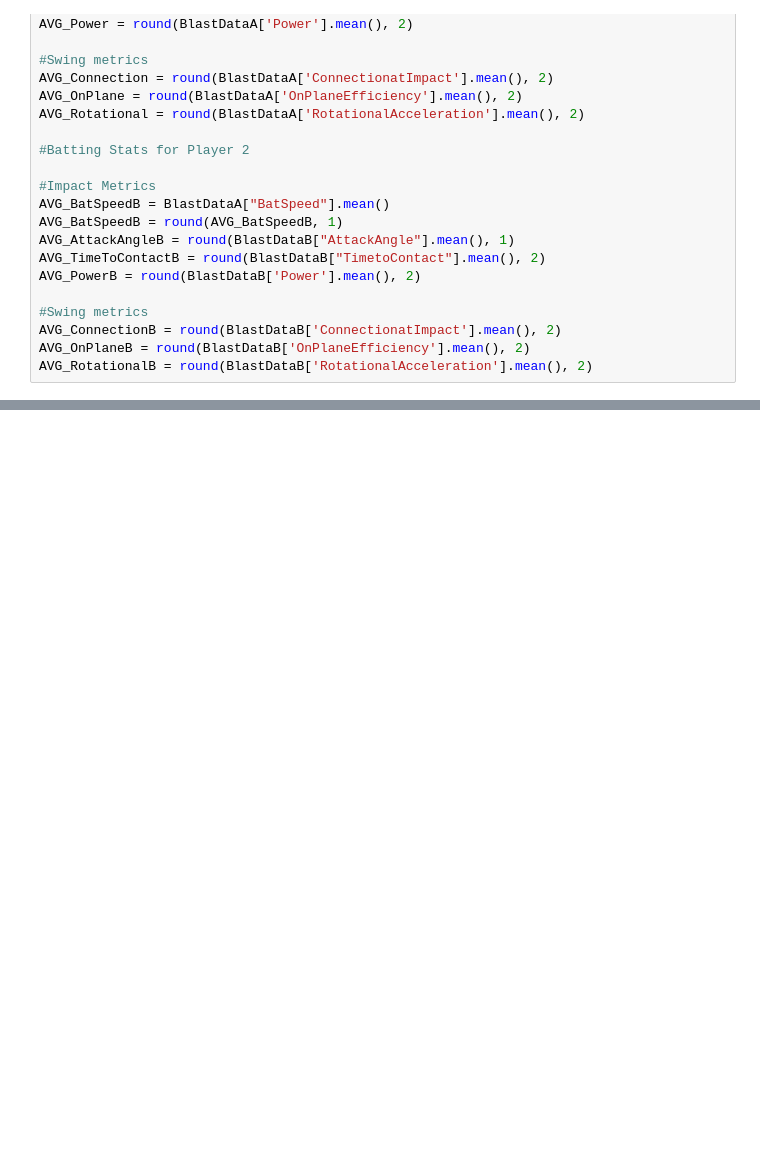
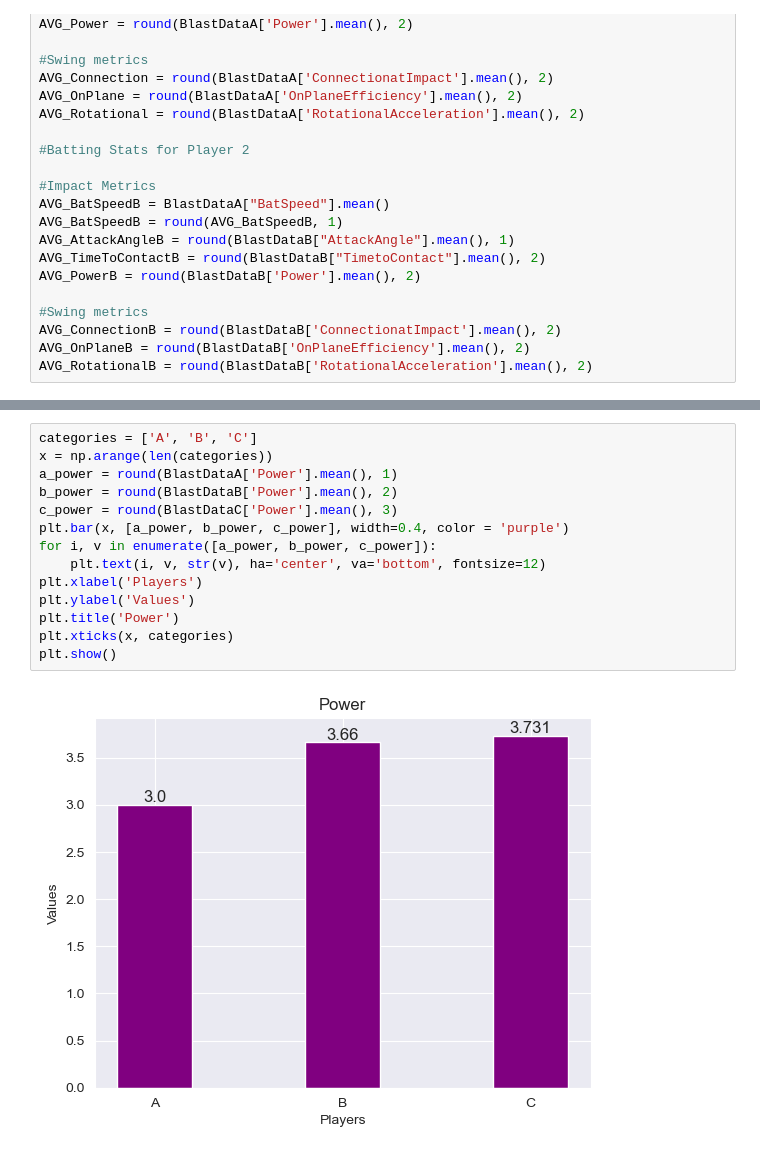
Before and after one commit to RaufAK/BlastMotion, a Jupyter notebook: homework2.ipynb, the cells around one changed output, grey strips where cells are left out. Cells and saved outputs as stored; diff of their text form; blank space fills up the shorter version.

```diff
--- a/homework2.ipynb
+++ b/homework2.ipynb
@@ -40,0 +75,16 @@ NameError: name 'BlastDataA' is not defined
+# %%
+categories = ['A', 'B', 'C']
+x = np.arange(len(categories))
+a_power = round(BlastDataA['Power'].mean(), 1)
+b_power = round(BlastDataB['Power'].mean(), 2)
+c_power = round(BlastDataC['Power'].mean(), 3)
+plt.bar(x, [a_power, b_power, c_power], width=0.4, color = 'purple')
+for i, v in enumerate([a_power, b_power, c_power]):
+    plt.text(i, v, str(v), ha='center', va='bottom', fontsize=12)
+plt.xlabel('Players')
+plt.ylabel('Values')
+plt.title('Power')
+plt.xticks(x, categories)
+plt.show()
+# %% [output]
+[figure, added]
```
Also changed, not shown: parts of 5 cells of this notebook.
